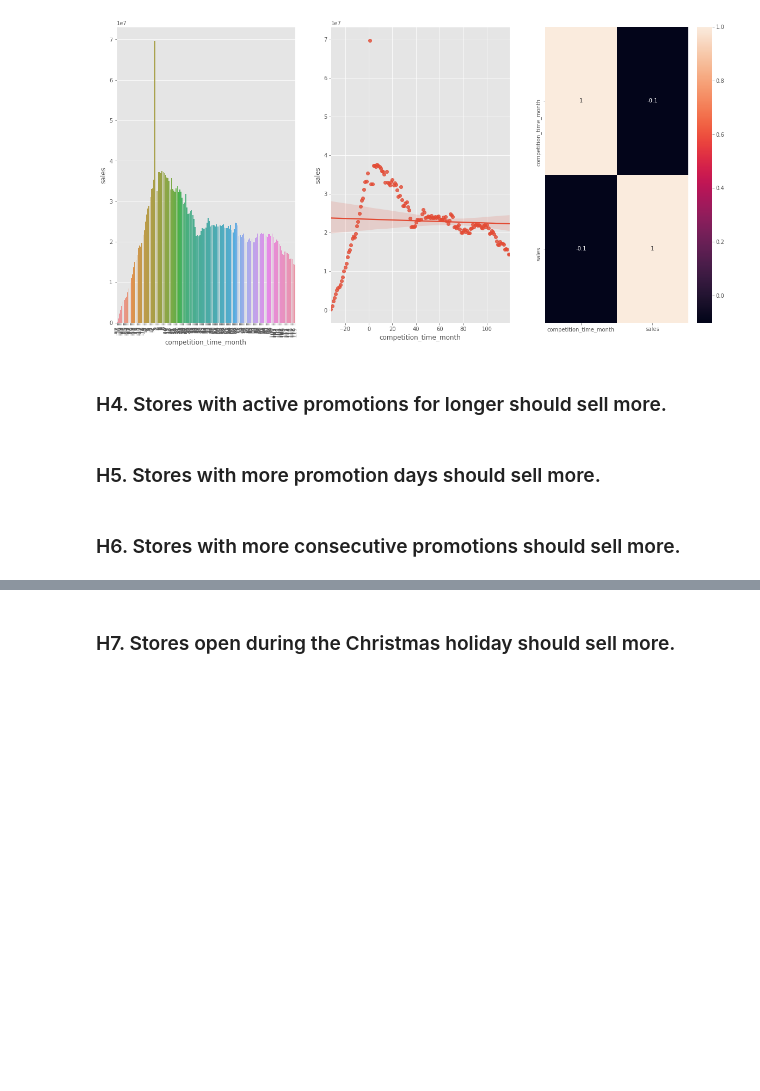
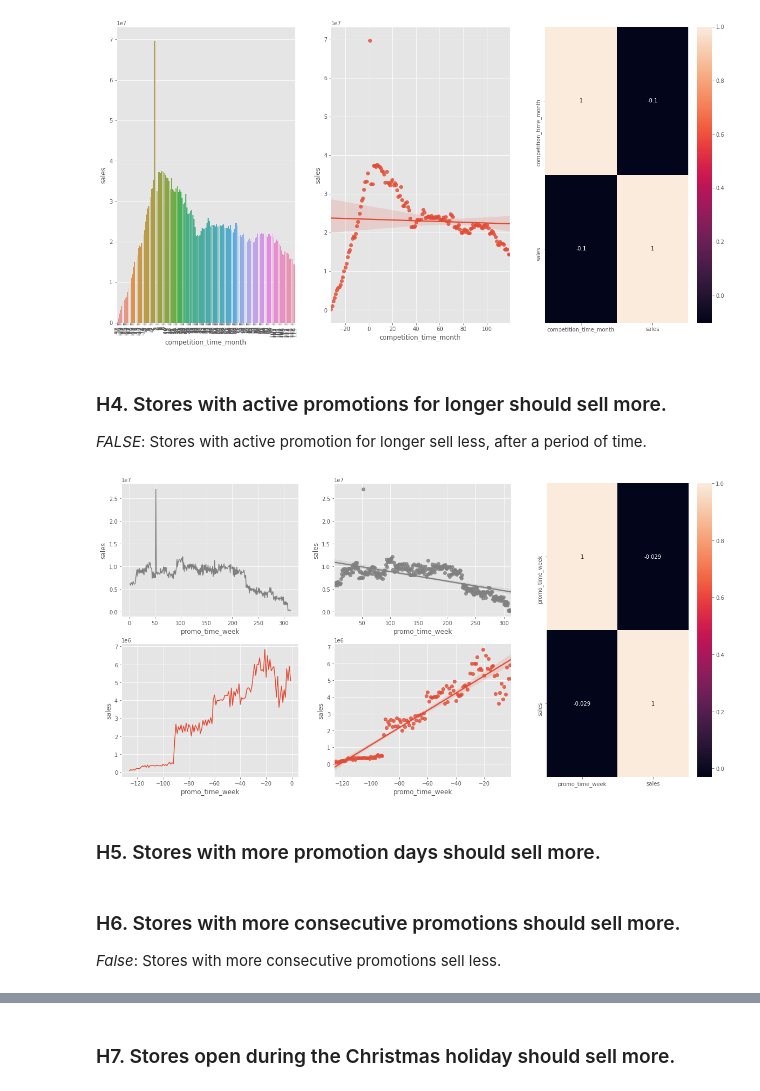
Before and after one commit to vfamim/Rossman-Sales, a Jupyter notebook: notebook/c01_01_Rossman.ipynb, the cells around one changed output, grey strips where cells are left out. Cells and saved outputs as stored; diff of their text form; code cells hidden in the pictures; blank space fills up the shorter version.

```diff
--- a/notebook/c01_01_Rossman.ipynb
+++ b/notebook/c01_01_Rossman.ipynb
@@ -483,7 +484,8 @@ df2['competition_time_month'] = ((df2['date'] - df2['competition_since'])/30).ap
 # promo since
 df2['promo_since'] = df2['promo2_since_year'].astype(str) + '-' + df2['promo2_since_week'].astype(str)
 df2['promo_since'] = df2['promo_since'].apply(lambda x: datetime.datetime.strptime(x + '-1', '%Y-%W-%w') - datetime.timedelta( days=7))
-df2['promo_since_week'] = ((df2['date'] - df2['promo_since'])/7).apply(lambda x: x.days).astype(int)
+
+df2['promo_time_week'] = ((df2['date'] - df2['promo_since'])/7).apply(lambda x: x.days).astype(int)
 # %% [markdown]
 ### 2.4.c. Assortment and Holidays
 # %%
@@ -647,5 +649,34 @@ plt.show()
 [figure]
 # %% [markdown]
 ### H4. Stores with active promotions for longer should sell more.
+*FALSE*: Stores with active promotion for longer sell less, after a period of time.
+# %%
+# groupinb promo time week
+aux1 = df4[['promo_time_week', 'sales']].groupby('promo_time_week').sum().reset_index()
+# extended promo
+aux2 = aux1[aux1['promo_time_week'] > 0]
+# regular promo
+aux3 = aux1[aux1['promo_time_week'] < 0]
+
+# grid spec
+gs = gridspec.GridSpec(2, 3)
+
+# subplot for extended
+plt.subplot(gs[0,0])
+sns.lineplot(data=aux2, x='promo_time_week', y='sales', color='gray')
+plt.subplot(gs[0,1])
+sns.regplot(data=aux2, x='promo_time_week', y='sales', color='gray')
+# subplot for regular
+plt.subplot(gs[1,0])
+sns.lineplot(data=aux3, x='promo_time_week', y='sales')
+plt.subplot(gs[1,1])
+sns.regplot(data=aux3, x='promo_time_week', y='sales')
+# heatmap
+plt.subplot(gs[:,2])
+sns.heatmap(aux1.corr(method='pearson'), annot=True)
+# plot show
+plt.show()
+# %% [output]
+[figure, added]
 # %% [markdown]
 ### H5. Stores with more promotion days should sell more.
@@ -652,2 +685,3 @@ plt.show()
 # %% [markdown]
 ### H6. Stores with more consecutive promotions should sell more.
+*False*: Stores with more consecutive promotions sell less.
```
Also changed, not shown: parts of 4 cells of this notebook.
